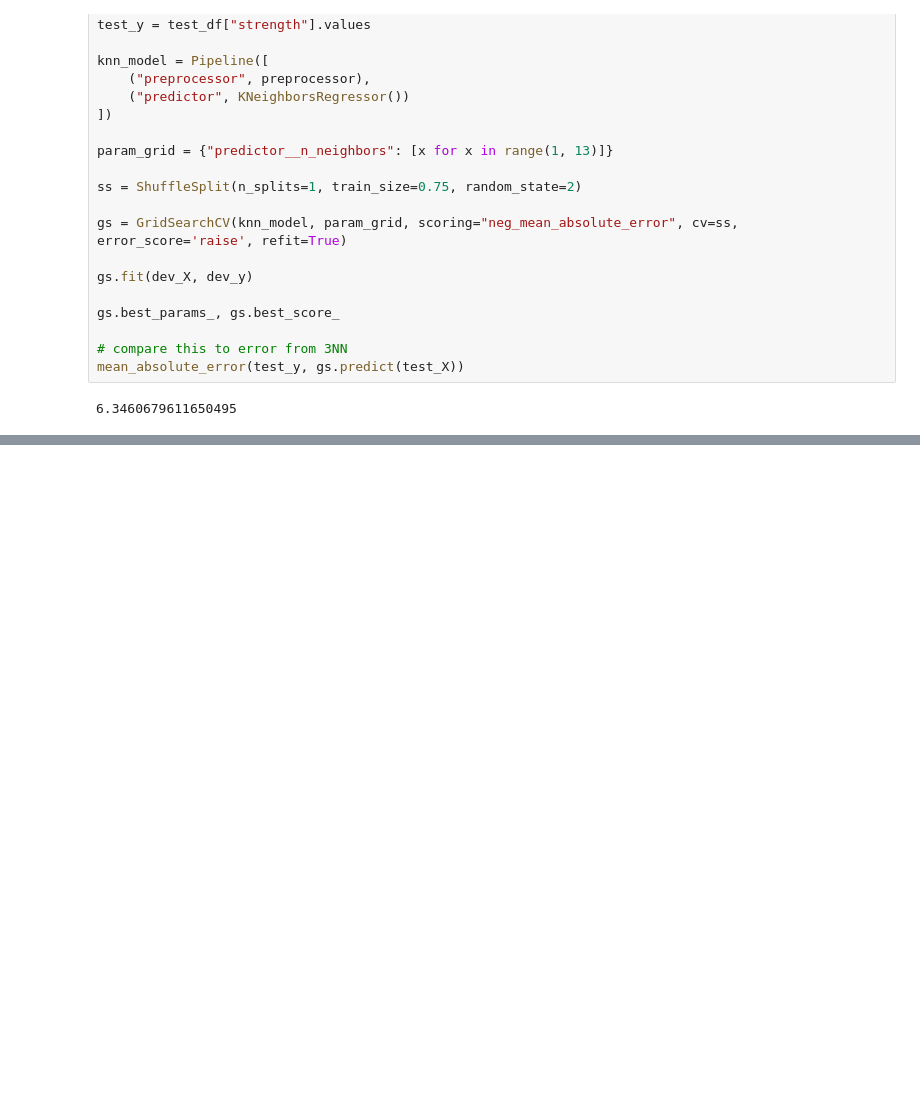
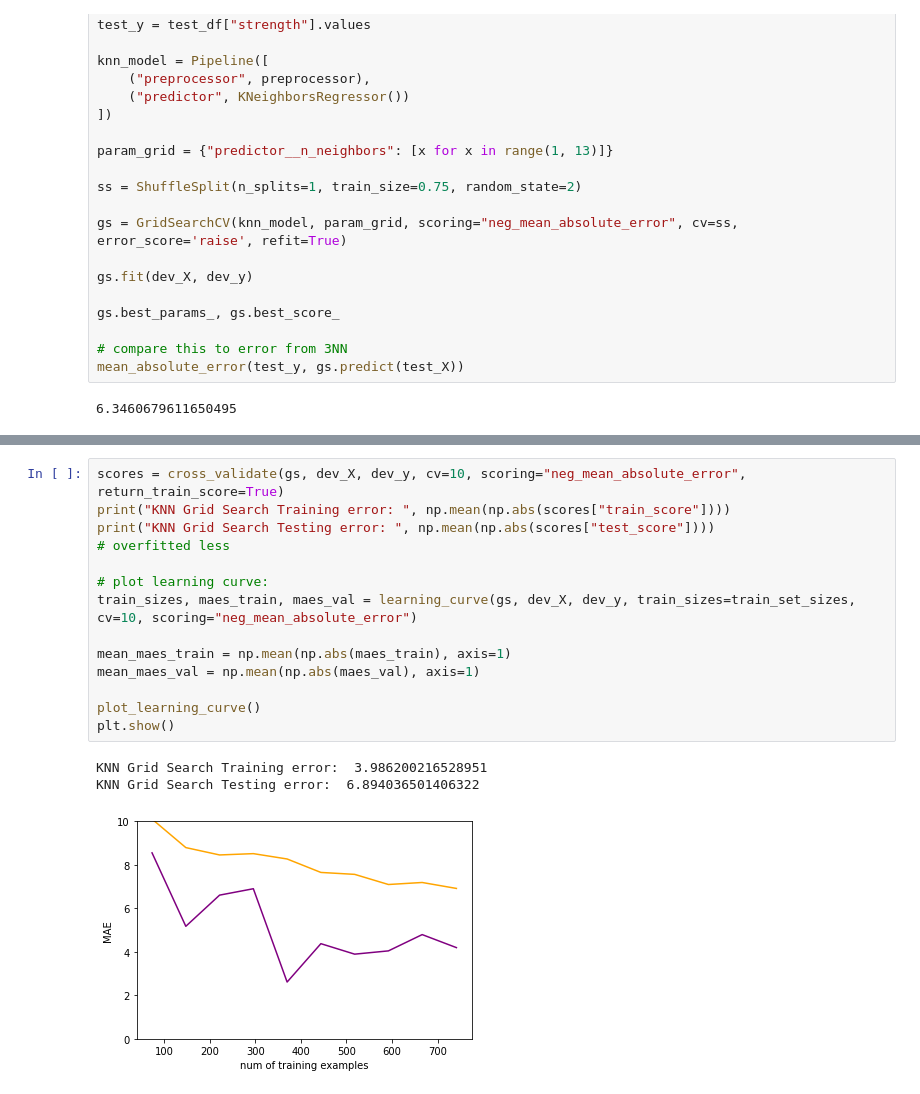
Before and after one commit to bowei-yu/artificial_intelligence, a Jupyter notebook: ai1/labs/AI1_03.ipynb, the cells around one changed output, grey strips where cells are left out. Drawn from its saved outputs; the diff is of its cells as text; blank space fills up the shorter version.

```diff
--- a/ai1/labs/AI1_03.ipynb
+++ b/ai1/labs/AI1_03.ipynb
@@ -172,0 +244,18 @@ mean_absolute_error(test_y, gs.predict(test_X))
+# %%
+scores = cross_validate(gs, dev_X, dev_y, cv=10, scoring="neg_mean_absolute_error", return_train_score=True)
+print("KNN Grid Search Training error: ", np.mean(np.abs(scores["train_score"])))
+print("KNN Grid Search Testing error: ", np.mean(np.abs(scores["test_score"])))
+# overfitted less
+
+# plot learning curve:
+train_sizes, maes_train, maes_val = learning_curve(gs, dev_X, dev_y, train_sizes=train_set_sizes, cv=10, scoring="neg_mean_absolute_error")
+
+mean_maes_train = np.mean(np.abs(maes_train), axis=1)
+mean_maes_val = np.mean(np.abs(maes_val), axis=1)
+
+plot_learning_curve()
+plt.show()
+# %% [output]
+KNN Grid Search Training error:  3.986200216528951
+KNN Grid Search Testing error:  6.894036501406322
+[figure, added]
```
Also changed, not shown: parts of 10 cells of this notebook.
